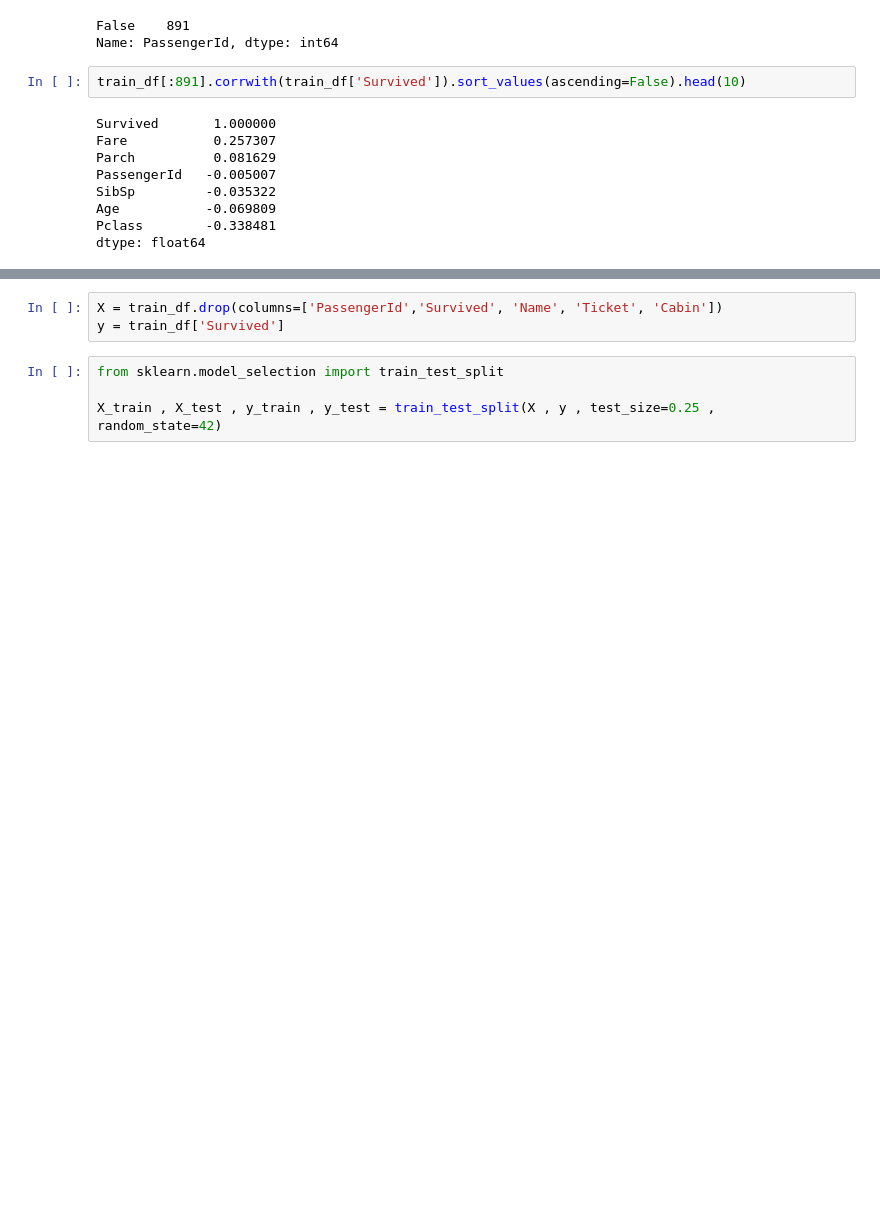
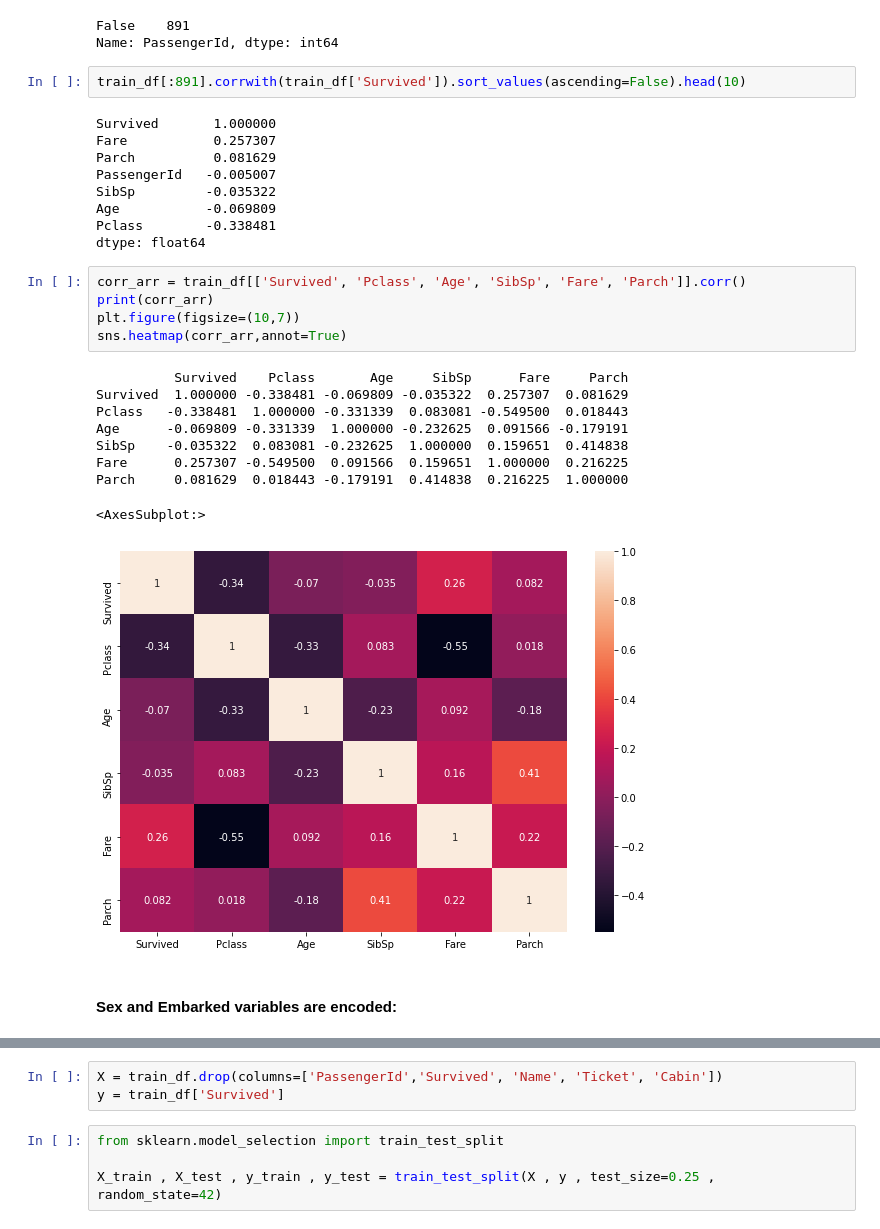
Before and after one commit to tasozgurcem11/titanic-survival-prediction, a Jupyter notebook: titanic.ipynb, the cells around one changed output, grey strips where cells are left out. Saved outputs shown, nothing was run; the diff lists cells and outputs as text; blank space fills up the shorter version.

```diff
--- a/titanic.ipynb
+++ b/titanic.ipynb
@@ -67,3 +68,20 @@ SibSp         -0.035322
 Age           -0.069809
 Pclass        -0.338481
 dtype: float64
+# %%
+corr_arr = train_df[['Survived', 'Pclass', 'Age', 'SibSp', 'Fare', 'Parch']].corr()
+print(corr_arr)
+plt.figure(figsize=(10,7))
+sns.heatmap(corr_arr,annot=True)
+# %% [output]
+          Survived    Pclass       Age     SibSp      Fare     Parch
+Survived  1.000000 -0.338481 -0.069809 -0.035322  0.257307  0.081629
+Pclass   -0.338481  1.000000 -0.331339  0.083081 -0.549500  0.018443
+Age      -0.069809 -0.331339  1.000000 -0.232625  0.091566 -0.179191
+SibSp    -0.035322  0.083081 -0.232625  1.000000  0.159651  0.414838
+Fare      0.257307 -0.549500  0.091566  0.159651  1.000000  0.216225
+Parch     0.081629  0.018443 -0.179191  0.414838  0.216225  1.000000
+<AxesSubplot:>
+[figure, added]
+# %% [markdown]
+#### Sex and Embarked variables are encoded:
```
Also changed, not shown: parts of 12 cells of this notebook.
